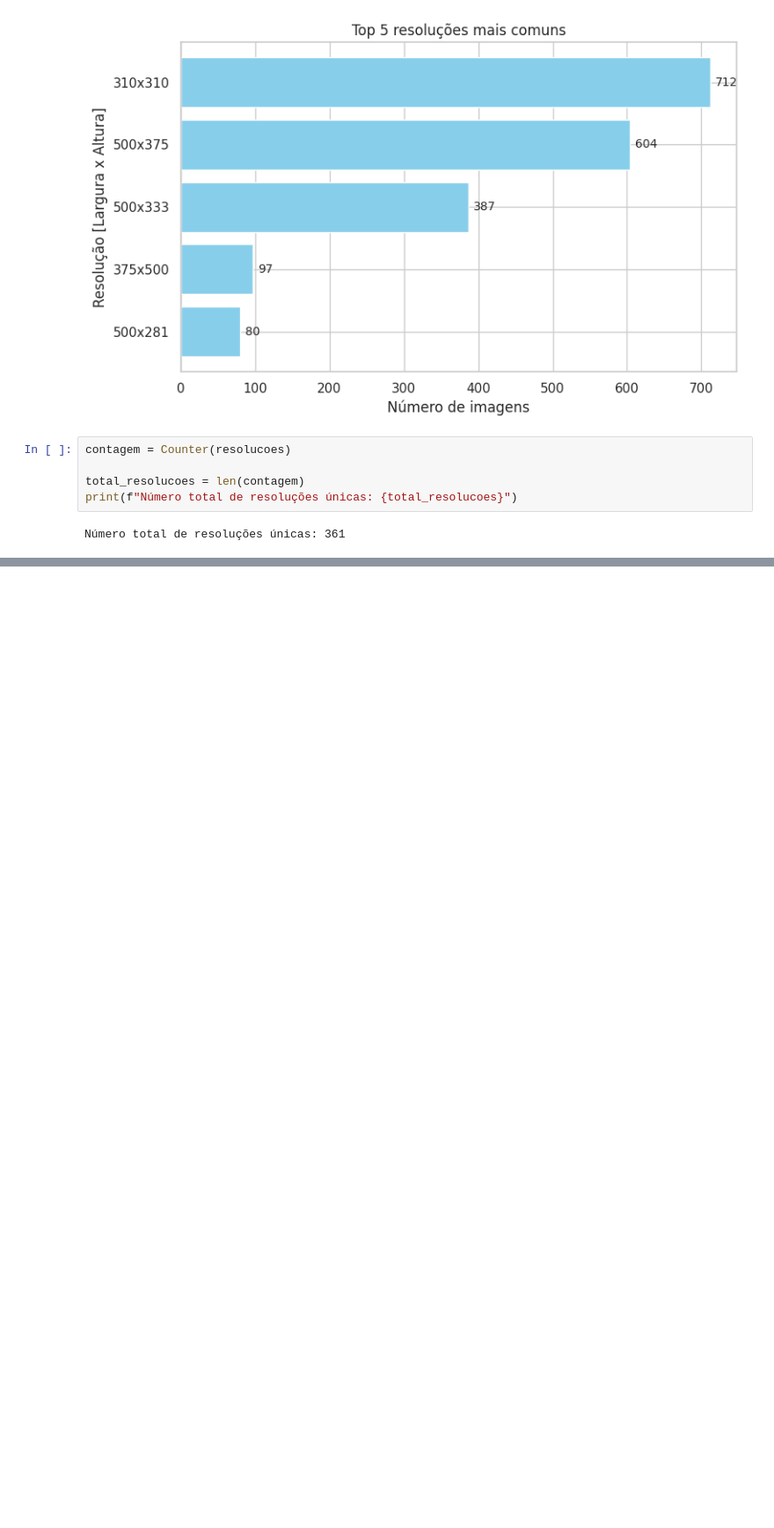
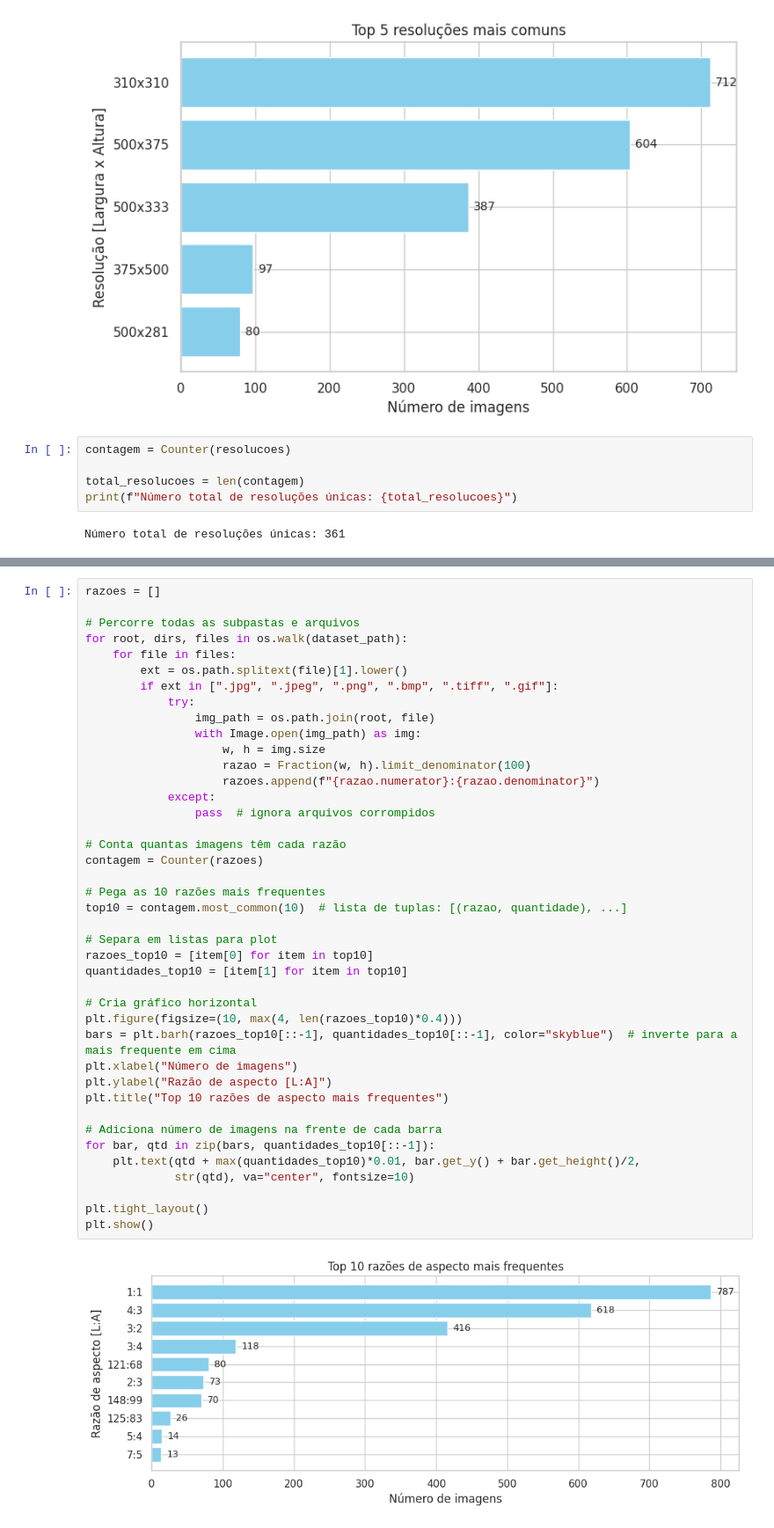
Before and after one commit to PedroSampaioDias/papagaio, a Jupyter notebook: papagaio.ipynb, the cells around one changed output, grey strips where cells are left out. Shown at 88% size. Cells and saved outputs as stored; diff of their text form; blank space fills up the shorter version.

```diff
--- a/papagaio.ipynb
+++ b/papagaio.ipynb
@@ -284,0 +339,43 @@ Número total de resoluções únicas: 361
+# %%
+razoes = []
+
+# Percorre todas as subpastas e arquivos
+for root, dirs, files in os.walk(dataset_path):
+    for file in files:
+        ext = os.path.splitext(file)[1].lower()
+        if ext in [".jpg", ".jpeg", ".png", ".bmp", ".tiff", ".gif"]:
+            try:
+                img_path = os.path.join(root, file)
+                with Image.open(img_path) as img:
+                    w, h = img.size
+                    razao = Fraction(w, h).limit_denominator(100)
+                    razoes.append(f"{razao.numerator}:{razao.denominator}")
+            except:
+                pass  # ignora arquivos corrompidos
+
+# Conta quantas imagens têm cada razão
+contagem = Counter(razoes)
+
+# Pega as 10 razões mais frequentes
+top10 = contagem.most_common(10)  # lista de tuplas: [(razao, quantidade), ...]
+
+# Separa em listas para plot
+razoes_top10 = [item[0] for item in top10]
+quantidades_top10 = [item[1] for item in top10]
+
+# Cria gráfico horizontal
+plt.figure(figsize=(10, max(4, len(razoes_top10)*0.4)))
+bars = plt.barh(razoes_top10[::-1], quantidades_top10[::-1], color="skyblue")  # inverte para a mais frequente em cima
+plt.xlabel("Número de imagens")
+plt.ylabel("Razão de aspecto [L:A]")
+plt.title("Top 10 razões de aspecto mais frequentes")
+
+# Adiciona número de imagens na frente de cada barra
+for bar, qtd in zip(bars, quantidades_top10[::-1]):
+    plt.text(qtd + max(quantidades_top10)*0.01, bar.get_y() + bar.get_height()/2,
+             str(qtd), va="center", fontsize=10)
+
+plt.tight_layout()
+plt.show()
+# %% [output]
+[figure, added]
```
Also changed, not shown: parts of 2 cells of this notebook.
